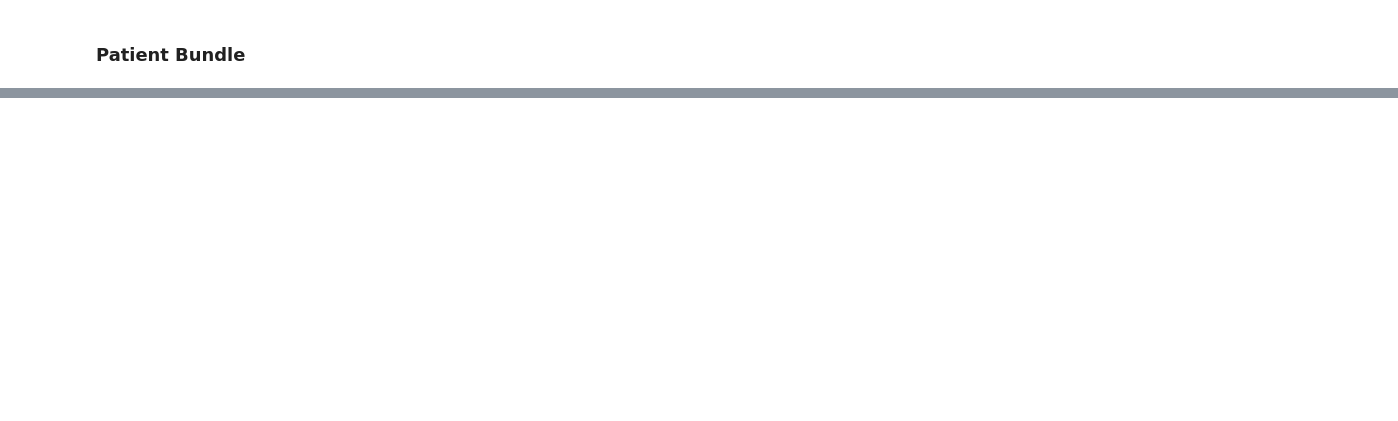
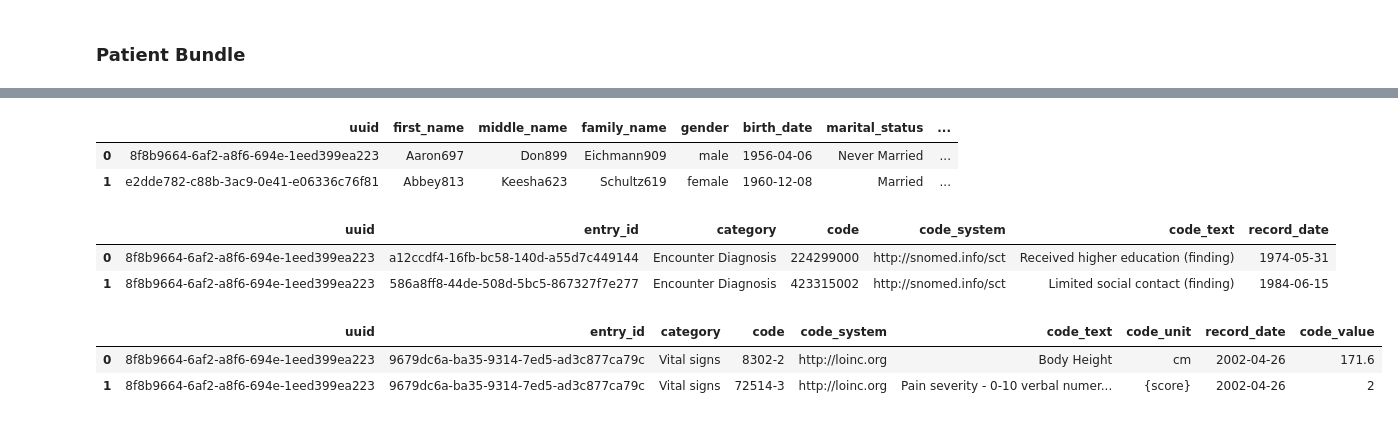
Before and after one commit to jburgener77/synthea_rwd_dash, a Jupyter notebook: 01_data_mining.ipynb, the cells around one changed output, grey strips where cells are left out. Drawn from its saved outputs; the diff is of its cells as text; code cells hidden in the pictures; blank space fills up the shorter version.

```diff
--- a/01_data_mining.ipynb
+++ b/01_data_mining.ipynb
@@ -838,0 +905,11 @@ ex_fihr_class.patient_table()
+# %%
+for file in fihr_files[0:101]:
+    print('Processing', file)
+    full_file = fihr_directory + file
+    fihr_obj = FihrRecord(full_file)
+    patients_df = pd.concat([patients_df, fihr_obj.patient_table()]).reset_index(drop=True)
+    conditions_df = pd.concat([conditions_df, fihr_obj.conditions_table()]).reset_index(drop=True)
+    observations_df = pd.concat([observations_df, fihr_obj.observations_table()]).reset_index(drop=True)
+    medications_df = pd.concat([medications_df, fihr_obj.medications_table()]).reset_index(drop=True)
+    procedures_df = pd.concat([procedures_df, fihr_obj.procedures_table()]).reset_index(drop=True)
+    claims_df = pd.concat([claims_df, fihr_obj.claims_table()]).reset_index(drop=True)
@@ -838,0 +934,18 @@ ex_fihr_class.patient_table()
+# %%
+patients_df.head(2)
+# %% [output]
+|  | uuid | first_name | middle_name | family_name | gender | birth_date | marital_status | ... |
+| 0 | 8f8b9664-6af2-a8f6-694e-1eed399ea223 | Aaron697 | Don899 | Eichmann909 | male | 1956-04-06 | Never Married | ... |
+| 1 | e2dde782-c88b-3ac9-0e41-e06336c76f81 | Abbey813 | Keesha623 | Schultz619 | female | 1960-12-08 | Married | ... |
+# %%
+conditions_df.head(2)
+# %% [output]
+|  | uuid | entry_id | category | code | code_system | code_text | record_date |
+| 0 | 8f8b9664-6af2-a8f6-694e-1eed399ea223 | a12ccdf4-16fb-bc58-140d-a55d7c449144 | Encounter Diagnosis | 224299000 | http://snomed.info/sct | Received higher education (finding) | 1974-05-31 |
+| 1 | 8f8b9664-6af2-a8f6-694e-1eed399ea223 | 586a8ff8-44de-508d-5bc5-867327f7e277 | Encounter Diagnosis | 423315002 | http://snomed.info/sct | Limited social contact (finding) | 1984-06-15 |
+# %%
+observations_df.head(2)
+# %% [output]
+|  | uuid | entry_id | category | code | code_system | code_text | code_unit | record_date | code_value |
+| 0 | 8f8b9664-6af2-a8f6-694e-1eed399ea223 | 9679dc6a-ba35-9314-7ed5-ad3c877ca79c | Vital signs | 8302-2 | http://loinc.org | Body Height | cm | 2002-04-26 | 171.6 |
+| 1 | 8f8b9664-6af2-a8f6-694e-1eed399ea223 | 9679dc6a-ba35-9314-7ed5-ad3c877ca79c | Vital signs | 72514-3 | http://loinc.org | Pain severity - 0-10 verbal numer... | {score} | 2002-04-26 | 2 |
```
Also changed, not shown: parts of 32 cells of this notebook.
